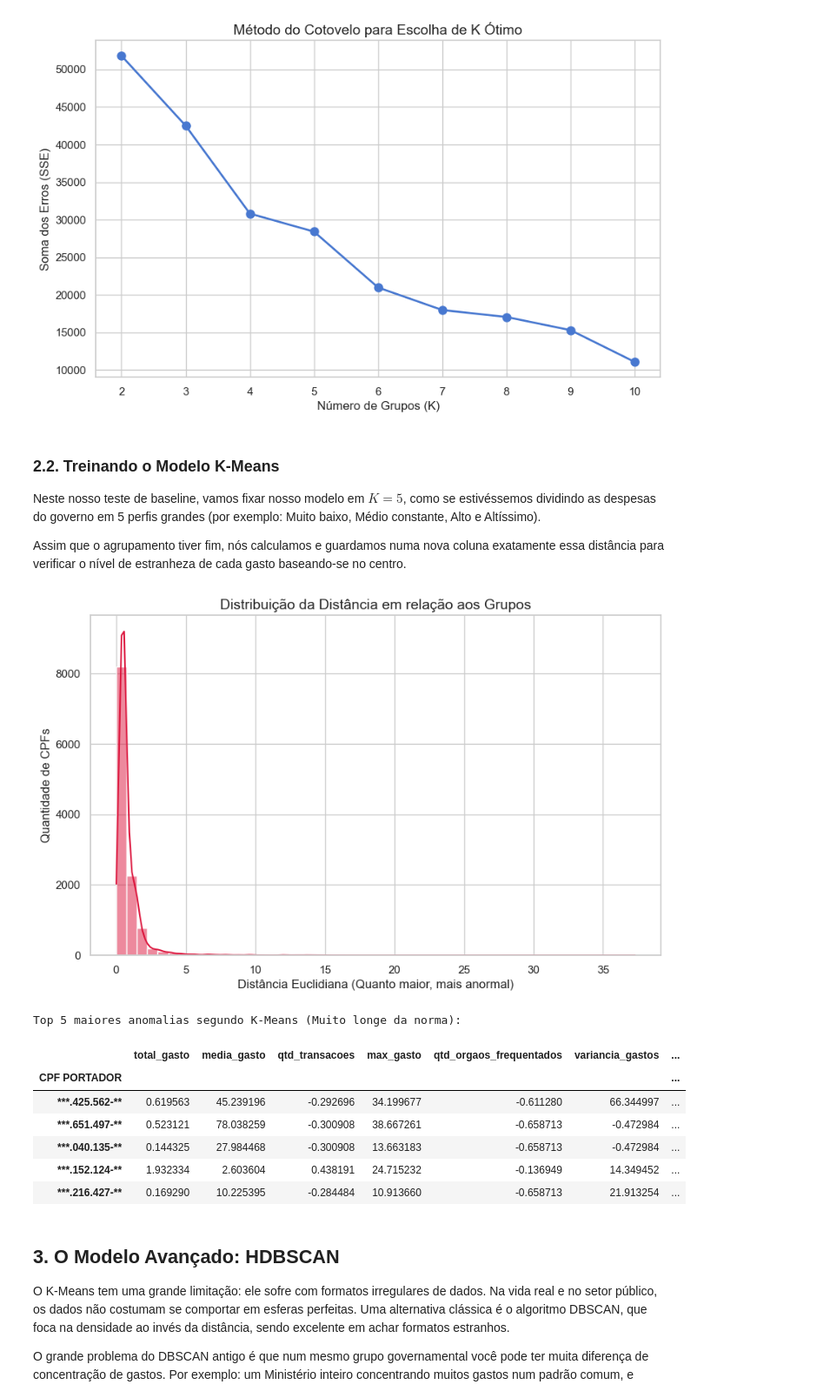
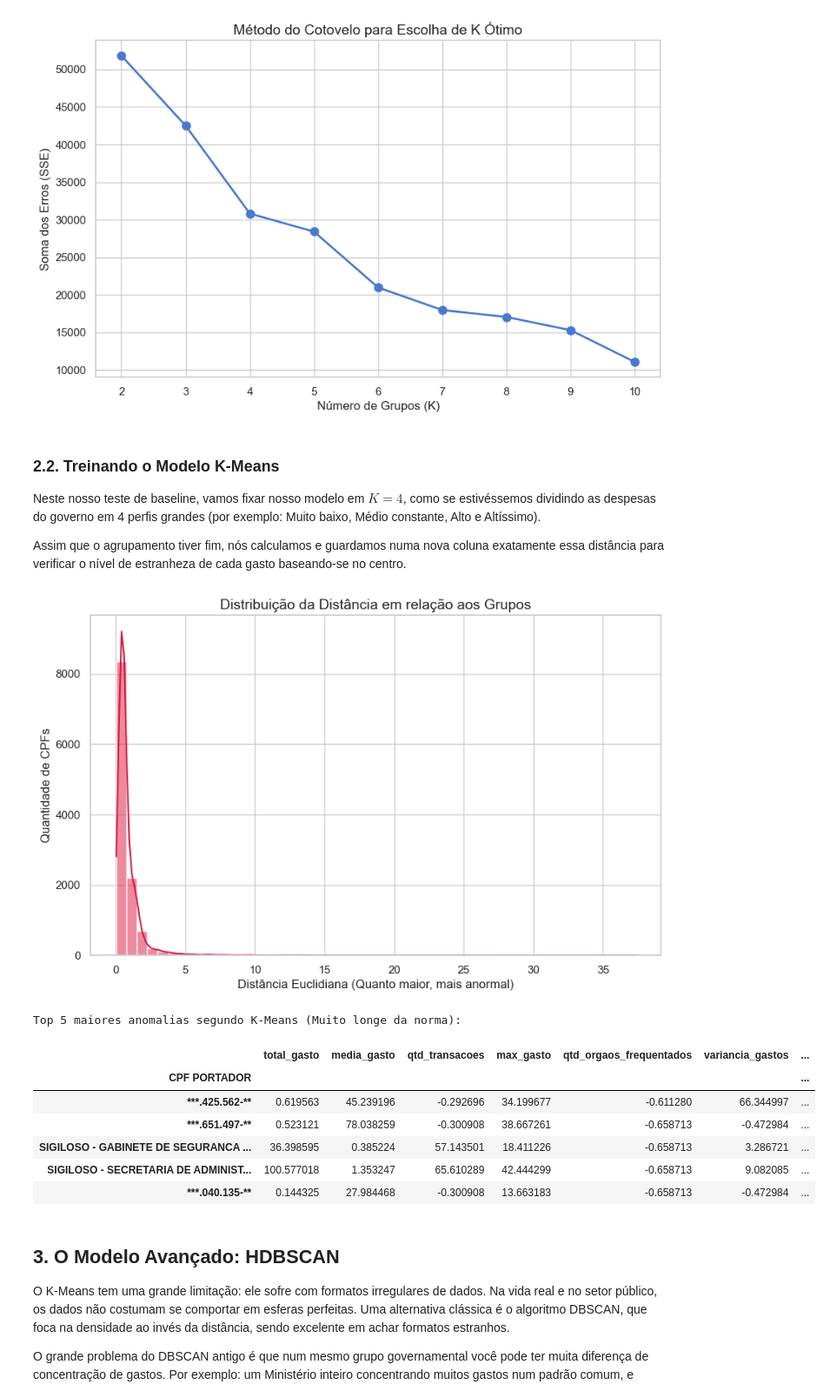
Before and after one commit to bituruna/cpgf-anomaly-detection-md, a Jupyter notebook: src/02_mineracao_e_avaliacao.ipynb, the cells around one changed output. Shown at 87% size. Cells and saved outputs as stored; diff of their text form; code cells hidden in the pictures.

```diff
--- a/src/02_mineracao_e_avaliacao.ipynb
+++ b/src/02_mineracao_e_avaliacao.ipynb
@@ -76,12 +76,12 @@ plt.show()
 # %% [markdown]
 ### 2.2. Treinando o Modelo K-Means
 
-Neste nosso teste de baseline, vamos fixar nosso modelo em $K=5$, como se estivéssemos dividindo as despesas do governo em 5 perfis grandes (por exemplo: Muito baixo, Médio constante, Alto e Altíssimo).
+Neste nosso teste de baseline, vamos fixar nosso modelo em $K=4$, como se estivéssemos dividindo as despesas do governo em 4 perfis grandes (por exemplo: Muito baixo, Médio constante, Alto e Altíssimo).
 
 Assim que o agrupamento tiver fim, nós calculamos e guardamos numa nova coluna exatamente essa distância para verificar o nível de estranheza de cada gasto baseando-se no centro.
 # %%
-# Parâmetro global com K=5
-n_clusters = 5
+# Parâmetro global com K=4
+n_clusters = 4
 kmeans = KMeans(n_clusters=n_clusters, random_state=42, n_init='auto')
 
 # Criamos a coluna dos clusters do modelo
@@ -91,36 +91,36 @@ df['Cluster_KMeans'] = kmeans.fit_predict(df)
 centroides = kmeans.cluster_centers_
 distancias = []
 for i in range(len(df)):
     cluster_idx = df['Cluster_KMeans'].iloc[i]
     ponto = df.drop(columns=['Cluster_KMeans']).iloc[i].values
     centroide = centroides[cluster_idx]
 
     # Distância Euclidiana
     dist = np.linalg.norm(ponto - centroide)
     distancias.append(dist)
 
 df['Distancia_Centroide_KMeans'] = distancias
 
 # Plotando para ver as pessoas muito longe do centro
 plt.figure()
 sns.histplot(df['Distancia_Centroide_KMeans'], bins=50, kde=True, color='crimson')
 plt.title('Distribuição da Distância em relação aos Grupos', fontsize=14)
 plt.xlabel('Distância Euclidiana (Quanto maior, mais anormal)')
 plt.ylabel('Quantidade de CPFs')
 plt.show()
 
 print("Top 5 maiores anomalias segundo K-Means (Muito longe da norma):")
 display(df.sort_values('Distancia_Centroide_KMeans', ascending=False).head())
 # %% [output]
 [figure]
 Top 5 maiores anomalias segundo K-Means (Muito longe da norma):
 |  | total_gasto | media_gasto | qtd_transacoes | max_gasto | qtd_orgaos_frequentados | variancia_gastos | ... |
 | CPF PORTADOR |  |  |  |  |  |  | ... |
 | ***.425.562-** | 0.619563 | 45.239196 | -0.292696 | 34.199677 | -0.611280 | 66.344997 | ... |
 | ***.651.497-** | 0.523121 | 78.038259 | -0.300908 | 38.667261 | -0.658713 | -0.472984 | ... |
+| SIGILOSO - GABINETE DE SEGURANCA ... | 36.398595 | 0.385224 | 57.143501 | 18.411226 | -0.658713 | 3.286721 | ... |
+| SIGILOSO - SECRETARIA DE ADMINIST... | 100.577018 | 1.353247 | 65.610289 | 42.444299 | -0.658713 | 9.082085 | ... |
 | ***.040.135-** | 0.144325 | 27.984468 | -0.300908 | 13.663183 | -0.658713 | -0.472984 | ... |
-| ***.152.124-** | 1.932334 | 2.603604 | 0.438191 | 24.715232 | -0.136949 | 14.349452 | ... |
-| ***.216.427-** | 0.169290 | 10.225395 | -0.284484 | 10.913660 | -0.658713 | 21.913254 | ... |
 # %% [markdown]
 ## 3. O Modelo Avançado: HDBSCAN
 
```
Also changed, not shown: parts of 3 cells of this notebook, 1 other file.
